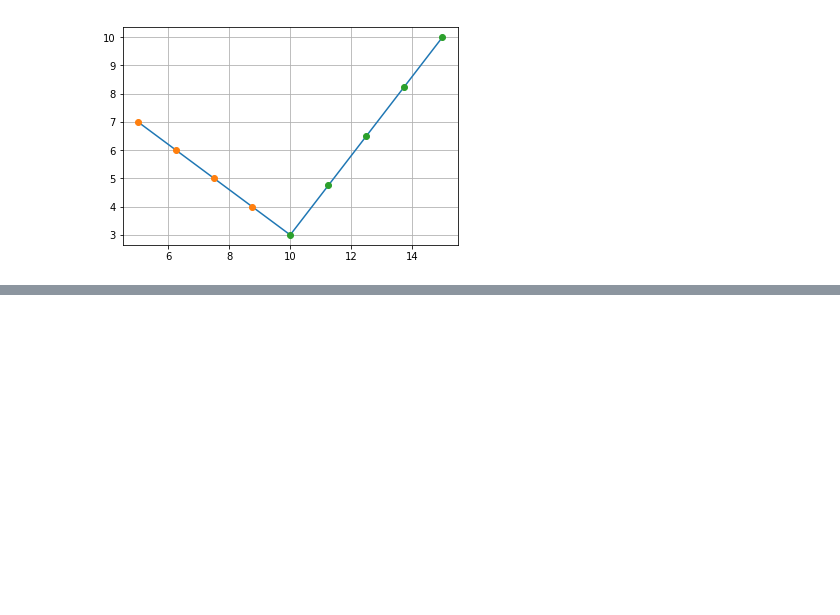
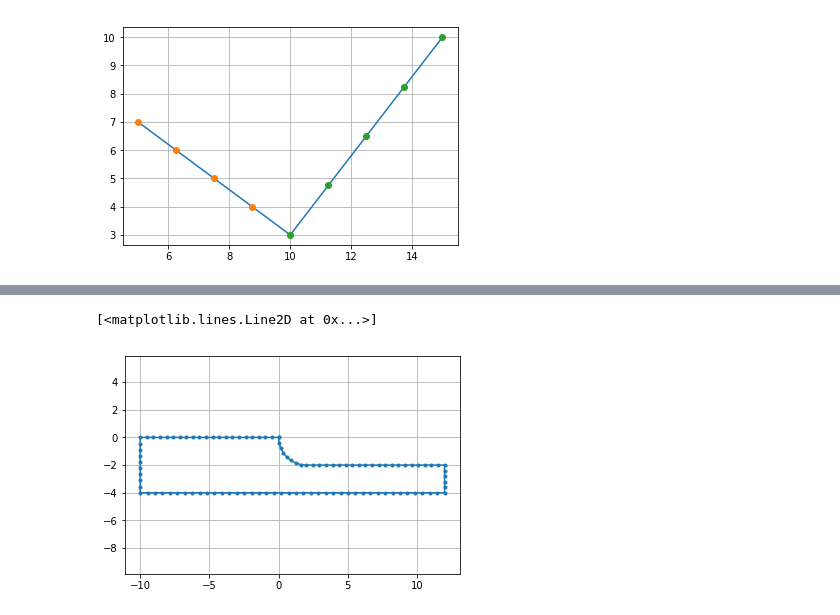
Before and after one commit to AlezM/instrumental-modeling-sources, a Jupyter notebook: Split Border Func.ipynb, the cells around one changed output, grey strips where cells are left out. Saved outputs shown, nothing was run; the diff lists cells and outputs as text; code cells hidden in the pictures; blank space fills up the shorter version.

```diff
--- a/Split Border Func.ipynb
+++ b/Split Border Func.ipynb
@@ -72,0 +99,17 @@ plt.plot(points[:,0], points[:,1], "o")
+# %%
+def RemoveNearNodes(nodes, tolerance=0.01):
+    new_nodes = nodes[0]
+    for i in range(1, nodes.shape[0]):
+        if np.linalg.norm(nodes[i] - nodes[i-1]) > tolerance:
+            new_nodes = np.append(new_nodes, nodes[i])
+
+    return new_nodes.reshape(-1, 2)
+# %%
+cleared_border = RemoveNearNodes(border, tolerance=0.15)
+
+plt.axis('equal')
+plt.grid(True)
+plt.plot(cleared_border[:, 0], cleared_border[:, 1], '.-')
+# %% [output]
+[<matplotlib.lines.Line2D at 0x...>]
+[figure, added]
```
Also changed, not shown: parts of 34 cells of this notebook, 2 other files.
